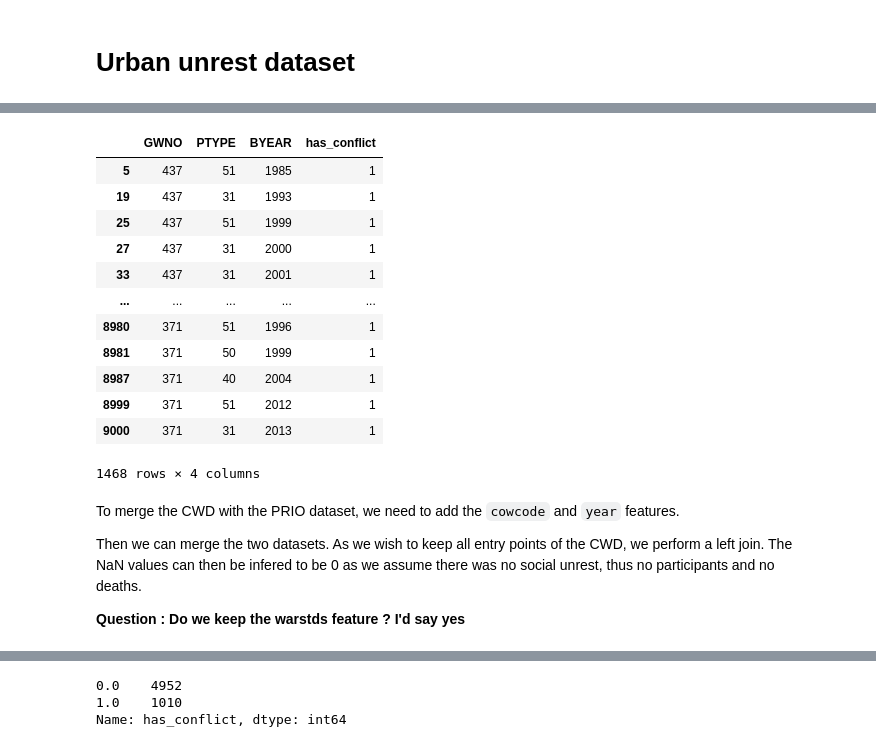
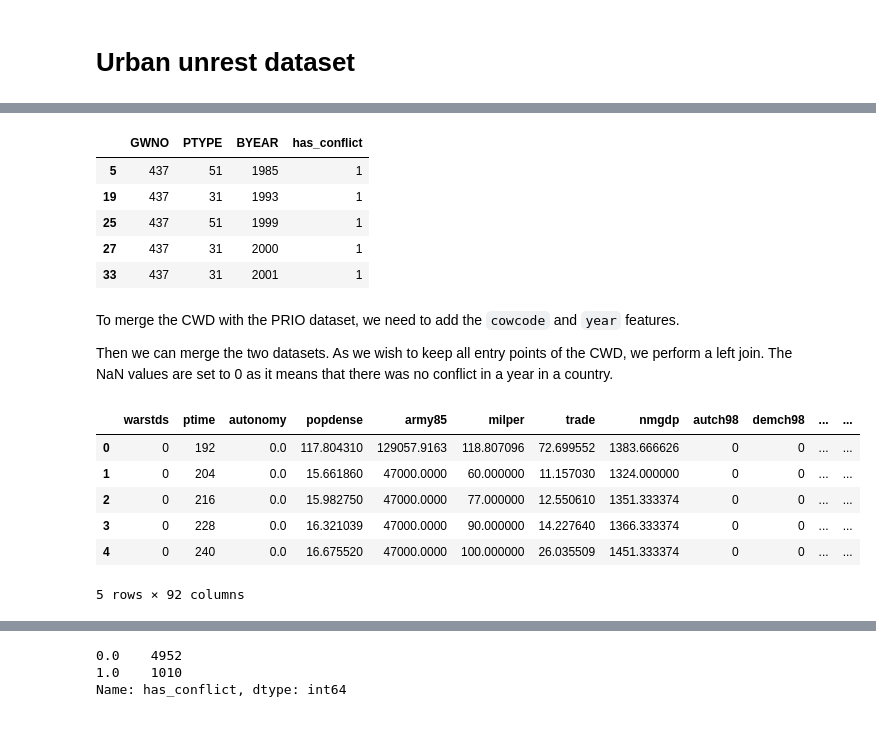
Before and after one commit to epfl-ada/ada-2020-project-milestone-p3-p3_abracadata, a Jupyter notebook: creative_extension.ipynb, the cells around one changed output, grey strips where cells are left out. Saved outputs shown, nothing was run; the diff lists cells and outputs as text; code cells hidden in the pictures.

```diff
--- a/creative_extension.ipynb
+++ b/creative_extension.ipynb
@@ -453,29 +437,28 @@ def string_to_int(ndeath):
 events = pd.read_excel("data/events.xlsx", usecols = ["GWNO", "BYEAR", "PTYPE"]).drop_duplicates(subset=["BYEAR", "GWNO"])
 events = events[events["PTYPE"].isin([60, 61, 62]) == False]
 events["has_conflict"] = 1
+events.head(5)
+# %% [output]
+|  | GWNO | PTYPE | BYEAR | has_conflict |
+| 5 | 437 | 51 | 1985 | 1 |
+| 19 | 437 | 31 | 1993 | 1 |
+| 25 | 437 | 51 | 1999 | 1 |
+| 27 | 437 | 31 | 2000 | 1 |
+| 33 | 437 | 31 | 2001 | 1 |
-# %%
-events
-# %% [output]
-|  | GWNO | PTYPE | BYEAR | has_conflict |
-| 5 | 437 | 51 | 1985 | 1 |
-| 19 | 437 | 31 | 1993 | 1 |
-| 25 | 437 | 51 | 1999 | 1 |
-| 27 | 437 | 31 | 2000 | 1 |
-| 33 | 437 | 31 | 2001 | 1 |
-| ... | ... | ... | ... | ... |
-| 8980 | 371 | 51 | 1996 | 1 |
-| 8981 | 371 | 50 | 1999 | 1 |
-| 8987 | 371 | 40 | 2004 | 1 |
-| 8999 | 371 | 51 | 2012 | 1 |
-| 9000 | 371 | 31 | 2013 | 1 |
-1468 rows × 4 columns
 # %% [markdown]
 To merge the CWD with the PRIO dataset, we need to add the `cowcode` and `year` features.
 
-Then we can merge the two datasets. As we wish to keep all entry points of the CWD, we perform a left join. The NaN values can then be infered to be 0 as we assume there was no social unrest, thus no participants and no deaths.
-
-**Question : Do we keep the warstds feature ? I'd say yes**
+Then we can merge the two datasets. As we wish to keep all entry points of the CWD, we perform a left join. The NaN values are set to 0 as it means that there was no conflict in a year in a country.
 # %%
 replication_features += ["cowcode", "year"]
 data = pd.read_csv('data/SambnisImp.csv', usecols=replication_features)
 cwd_and_events = pd.merge(data[data["year"] >= 1960], events, left_on = ["cowcode", "year"], right_on = ["GWNO", "BYEAR"], how="left").drop(["GWNO", "BYEAR", "cowcode", "year", "PTYPE"], axis = 1).fillna(0)
+cwd_and_events.head(5)
+# %% [output]
+|  | warstds | ptime | autonomy | popdense | army85 | milper | trade | nmgdp | autch98 | demch98 | ... | ... |
+| 0 | 0 | 192 | 0.0 | 117.804310 | 129057.9163 | 118.807096 | 72.699552 | 1383.666626 | 0 | 0 | ... | ... |
+| 1 | 0 | 204 | 0.0 | 15.661860 | 47000.0000 | 60.000000 | 11.157030 | 1324.000000 | 0 | 0 | ... | ... |
+| 2 | 0 | 216 | 0.0 | 15.982750 | 47000.0000 | 77.000000 | 12.550610 | 1351.333374 | 0 | 0 | ... | ... |
+| 3 | 0 | 228 | 0.0 | 16.321039 | 47000.0000 | 90.000000 | 14.227640 | 1366.333374 | 0 | 0 | ... | ... |
+| 4 | 0 | 240 | 0.0 | 16.675520 | 47000.0000 | 100.000000 | 26.035509 | 1451.333374 | 0 | 0 | ... | ... |
+5 rows × 92 columns
```
Also changed, not shown: parts of 15 cells of this notebook.
